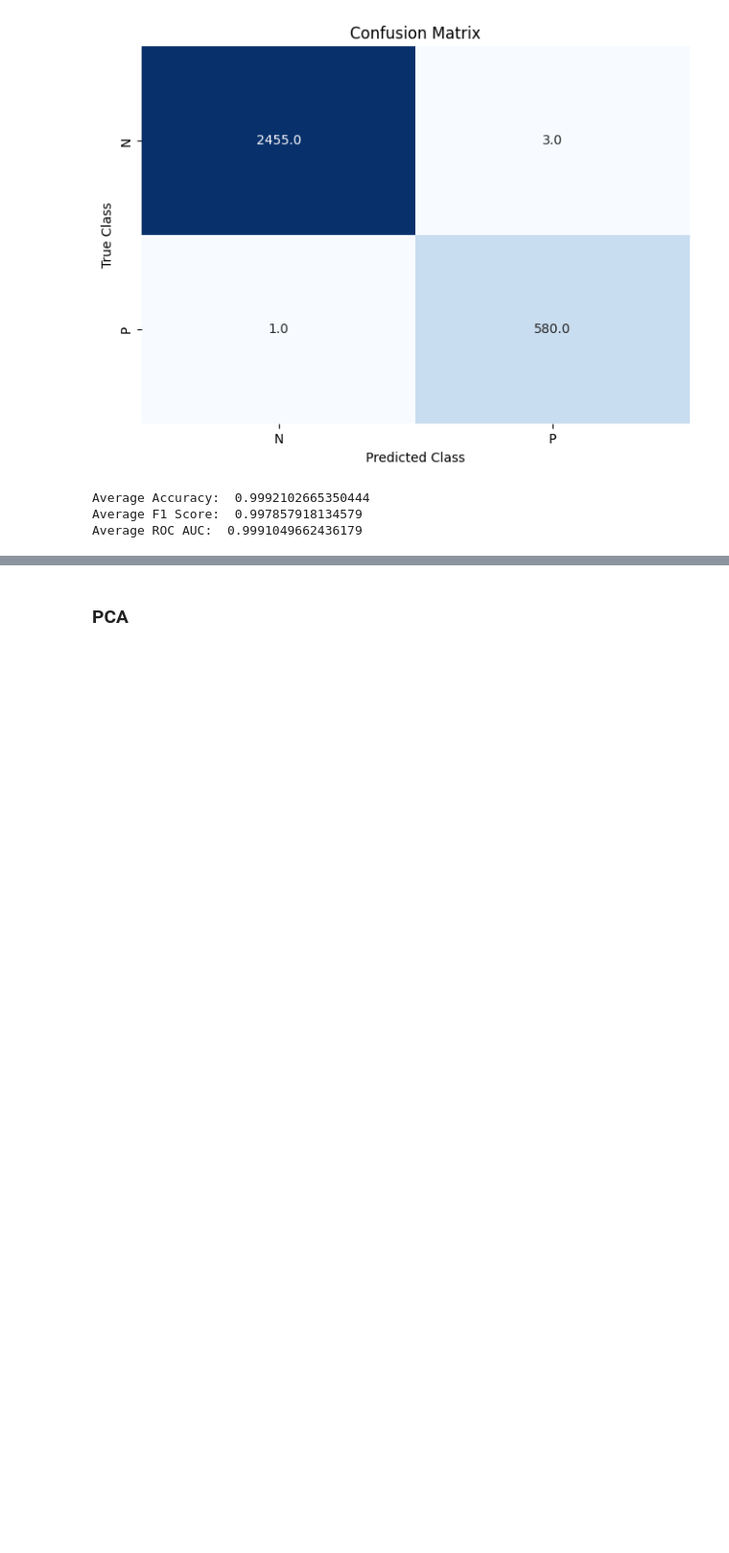
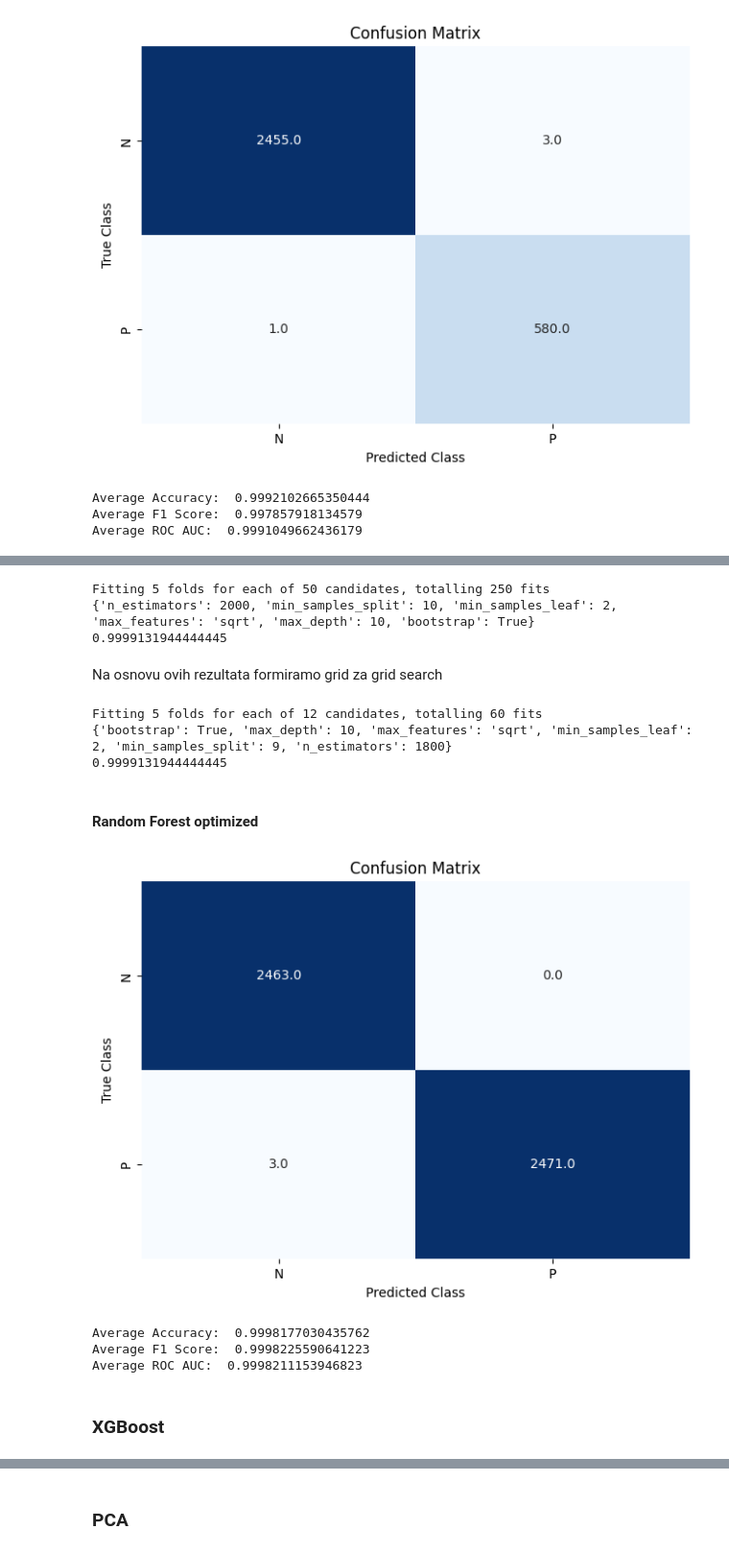
Before and after one commit to NastasijaaS/Machine-Learning-Classification, a Jupyter notebook: projekat1.ipynb, the cells around one changed output, grey strips where cells are left out. Shown at 96% size. Drawn from its saved outputs; the diff is of its cells as text; code cells hidden in the pictures; blank space fills up the shorter version.

```diff
--- a/projekat1.ipynb
+++ b/projekat1.ipynb
@@ -1318,0 +1403,65 @@ Average ROC AUC:  0.9991049662436179
+# %%
+rfc_random_grid = {
+    'bootstrap': [True, False],
+    'max_depth': [10, 20, 30, 40, 50, 60, 70, 80, 90, 100, None],
+    'max_features': ['auto', 'sqrt'],
+    'min_samples_leaf': [1, 2, 4],
+    'min_samples_split': [2, 5, 10],
+    'n_estimators': [200, 400, 600, 800, 1000, 1200, 1400, 1600, 1800, 2000],
+}
+
+rfc = RandomForestClassifier()
+rfc_random = RandomizedSearchCV(estimator=rfc, param_distributions=rfc_random_grid,
+                                n_iter=50, cv=5, verbose=2, random_state=42, n_jobs=-1)
+rfc_random.fit(data_train_balanss, target_train_balans)
+print(rfc_random.best_params_)
+print(rfc_random.best_score_)
+# %% [output]
+Fitting 5 folds for each of 50 candidates, totalling 250 fits
+{'n_estimators': 2000, 'min_samples_split': 10, 'min_samples_leaf': 2, 'max_features': 'sqrt', 'max_depth': 10, 'bootstrap': True}
+0.9999131944444445
+# %% [markdown]
+Na osnovu ovih rezultata formiramo grid za grid search
+# %%
+rfc_grid = {
+    'bootstrap': [True],
+    'max_depth': [10, 20,None],
+    'max_features': ['sqrt'],
+    'min_samples_leaf': [2],
+    'min_samples_split': [9,10],
+    'n_estimators': [1800, 2000],
+}
+
+rfc = RandomForestClassifier()
+rfc_random = GridSearchCV(estimator=rfc, param_grid=rfc_grid,
+                        cv=5, verbose=2, n_jobs=-1)
+rfc_random.fit(data_train_balanss, target_train_balans)
+print(rfc_random.best_params_)
+print(rfc_random.best_score_)
+# %% [output]
+Fitting 5 folds for each of 12 candidates, totalling 60 fits
+{'bootstrap': True, 'max_depth': 10, 'max_features': 'sqrt', 'min_samples_leaf': 2, 'min_samples_split': 9, 'n_estimators': 1800}
+0.9999131944444445
+# %% [markdown]
+#### Random Forest optimized
+# %%
+rf = RandomForestClassifier(bootstrap=True, max_depth=10, max_features='sqrt', min_samples_leaf=2, min_samples_split=9, n_estimators=1800)
+
+pipeline = make_pipeline(StandardScaler(), rf)
+cv_results = cross_validate(pipeline, data_features_res, target_res, cv=kfold, scoring=scoring,n_jobs=-1)
+
+target_pred_cv = cross_val_predict(pipeline, data_test_balanss, target_test_balans, cv=5)
+
+conf_mat_cv = confusion_matrix(target_test_balans, target_pred_cv)
+plot_conf_matrix(conf_mat_cv)
+
+print("Average Accuracy: ", np.mean(cv_results['test_accuracy']))
+print("Average F1 Score: ", np.mean(cv_results['test_f1']))
+print("Average ROC AUC: ", np.mean(cv_results['test_roc_auc']))
+# %% [output]
+[figure, added]
+Average Accuracy:  0.9998177030435762
+Average F1 Score:  0.9998225590641223
+Average ROC AUC:  0.9998211153946823
+# %% [markdown]
+### XGBoost
```
Also changed, not shown: parts of 31 cells of this notebook.
